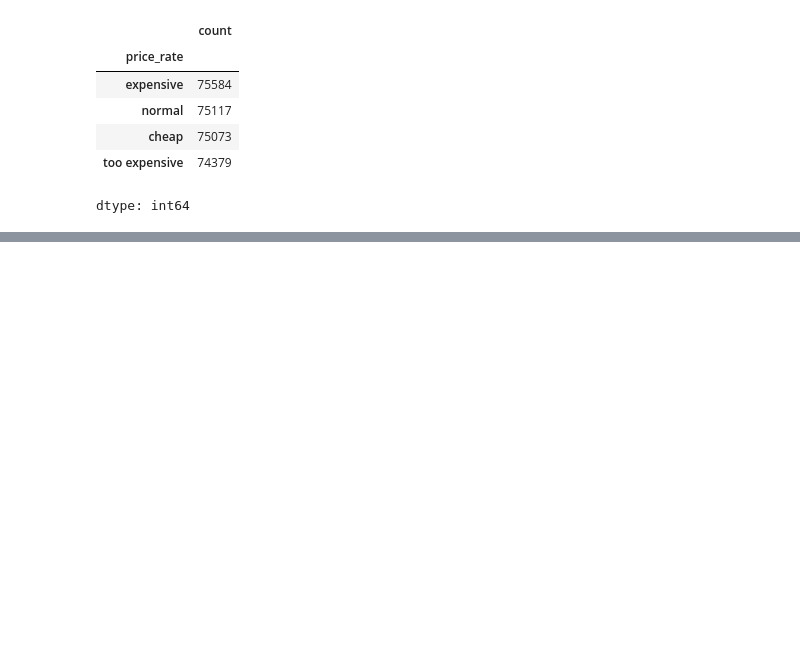
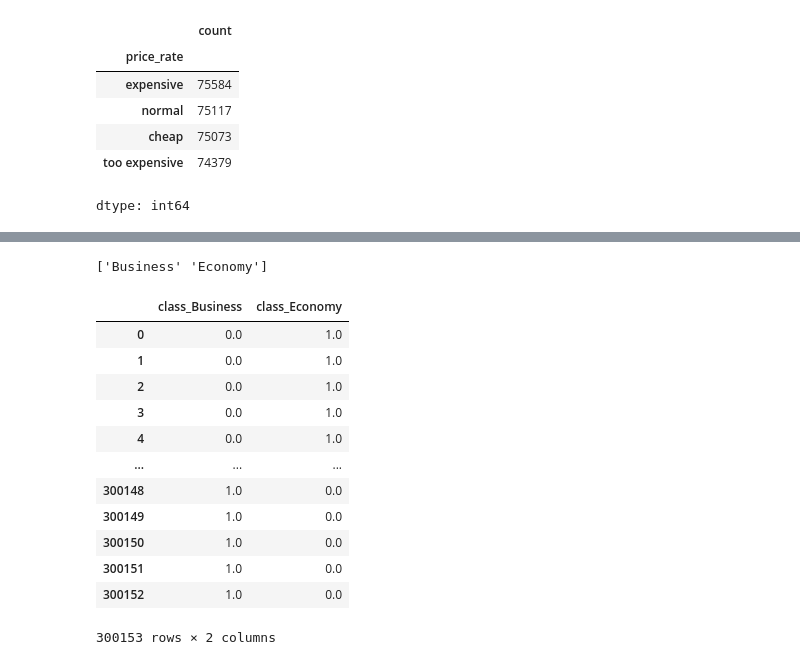
Before and after one commit to 011nuyha/aice-associate-study, a Jupyter notebook: Chapter6_데이터_전처리하기.ipynb, the cells around one changed output, grey strips where cells are left out. Cells and saved outputs as stored; diff of their text form; code cells hidden in the pictures; blank space fills up the shorter version.

```diff
--- a/Chapter6_데이터_전처리하기.ipynb
+++ b/Chapter6_데이터_전처리하기.ipynb
@@ -512,0 +665,12 @@ dtype: int64
+# %%
+df = df_origin.copy()
+
+from sklearn.preprocessing import OneHotEncoder
+
+oh = OneHotEncoder()
+encoder = oh.fit_transform(df['class'].values.reshape(-1,1)).toarray()
+df_OneHot = pd.DataFrame(encoder,
+                         columns=['class_' + str(oh.categories_[0][i]) for i in range(len(oh.categories_[0]))])
+
+df1 = pd.concat([df, df_OneHot], axis=1)
+df1.head()
@@ -512,0 +684,24 @@ dtype: int64
+# %%
+print(oh.categories_[0]) # OneHotEncoder에 여러 범주를 넣으면, oh.categories_는 "범주마다 고유값 배열"을 원소로 가지는 리스트가 된다.
+# %% [output]
+['Business' 'Economy']
+# %%
+encoder = OneHotEncoder(sparse_output=False)   # (1) sparse_output=False로 바로 ndarray 반환
+onehot = encoder.fit_transform(df[['class']]) # (2) DataFrame 그대로 넣어도 됨
+onehot_df = pd.DataFrame(onehot,
+                         columns=encoder.get_feature_names_out(['class'])) # (3) 자동으로 컬럼명 생성
+onehot_df
+# %% [output]
+|  | class_Business | class_Economy |
+| 0 | 0.0 | 1.0 |
+| 1 | 0.0 | 1.0 |
+| 2 | 0.0 | 1.0 |
+| 3 | 0.0 | 1.0 |
+| 4 | 0.0 | 1.0 |
+| ... | ... | ... |
+| 300148 | 1.0 | 0.0 |
+| 300149 | 1.0 | 0.0 |
+| 300150 | 1.0 | 0.0 |
+| 300151 | 1.0 | 0.0 |
+| 300152 | 1.0 | 0.0 |
+300153 rows × 2 columns
```
Also changed, not shown: parts of 36 cells of this notebook.
